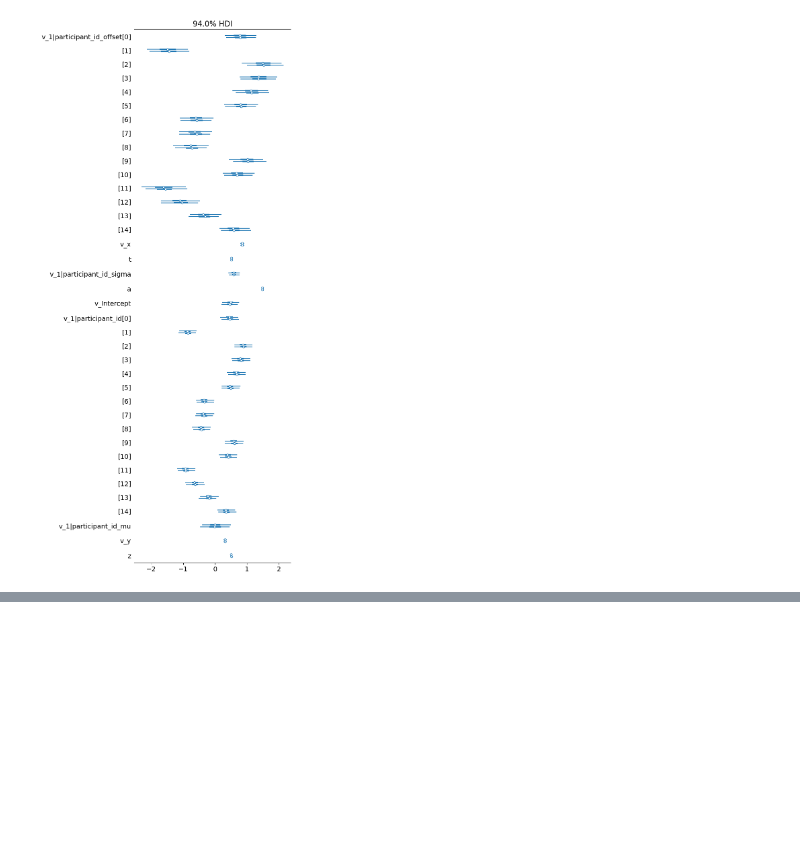
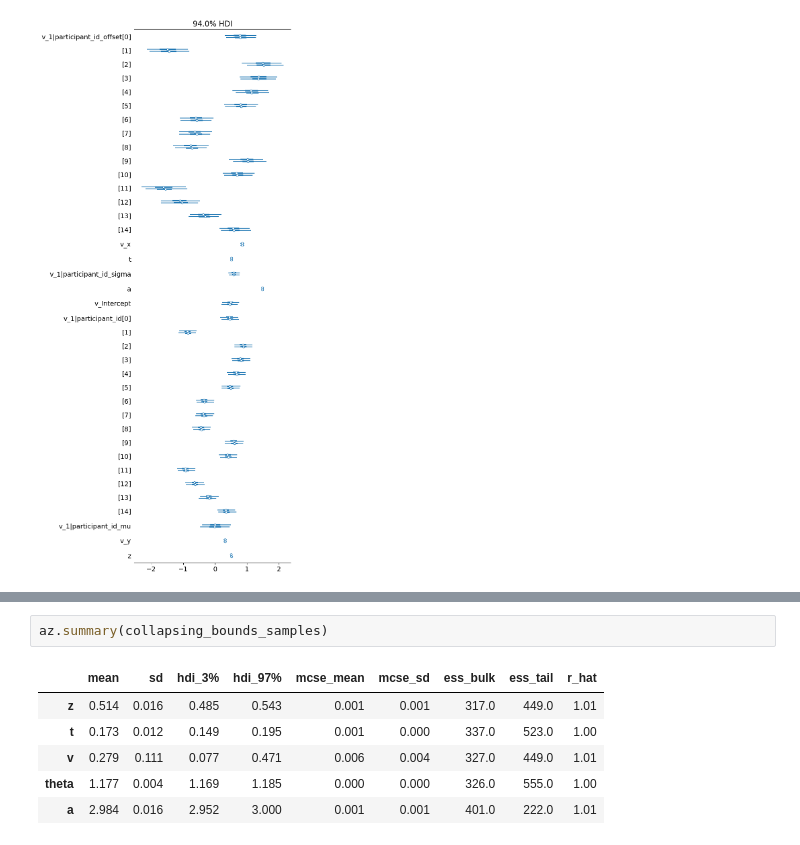
Before and after one commit to jerrymhuang/hssm-intro-workshop, a Jupyter notebook: notebooks/hssm_sandbox.ipynb, the cells around one changed output, grey strips where cells are left out. Drawn from its saved outputs; the diff is of its cells as text; blank space fills up the shorter version.

```diff
--- a/notebooks/hssm_sandbox.ipynb
+++ b/notebooks/hssm_sandbox.ipynb
@@ -289,0 +330,9 @@ array([<Axes: title={'center': '94.0% HDI'}>], dtype=object)
+# %%
+az.summary(collapsing_bounds_samples)
+# %% [output]
+|  | mean | sd | hdi_3% | hdi_97% | mcse_mean | mcse_sd | ess_bulk | ess_tail | r_hat |
+| z | 0.514 | 0.016 | 0.485 | 0.543 | 0.001 | 0.001 | 317.0 | 449.0 | 1.01 |
+| t | 0.173 | 0.012 | 0.149 | 0.195 | 0.001 | 0.000 | 337.0 | 523.0 | 1.00 |
+| v | 0.279 | 0.111 | 0.077 | 0.471 | 0.006 | 0.004 | 327.0 | 449.0 | 1.01 |
+| theta | 1.177 | 0.004 | 1.169 | 1.185 | 0.000 | 0.000 | 326.0 | 555.0 | 1.00 |
+| a | 2.984 | 0.016 | 2.952 | 3.000 | 0.001 | 0.001 | 401.0 | 222.0 | 1.01 |
```
Also changed, not shown: parts of 8 cells of this notebook.
